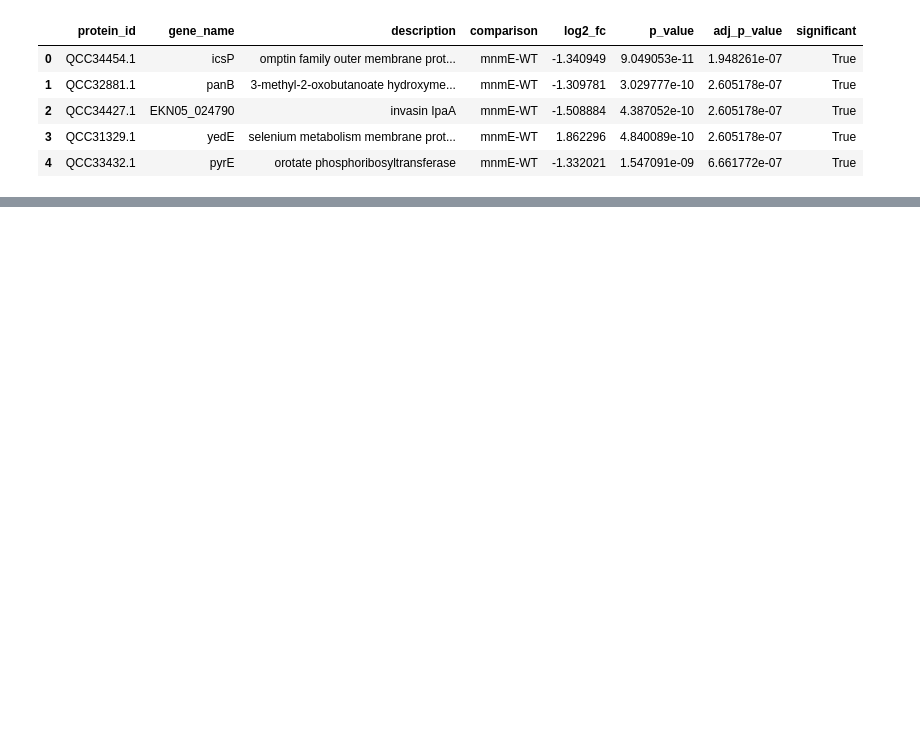
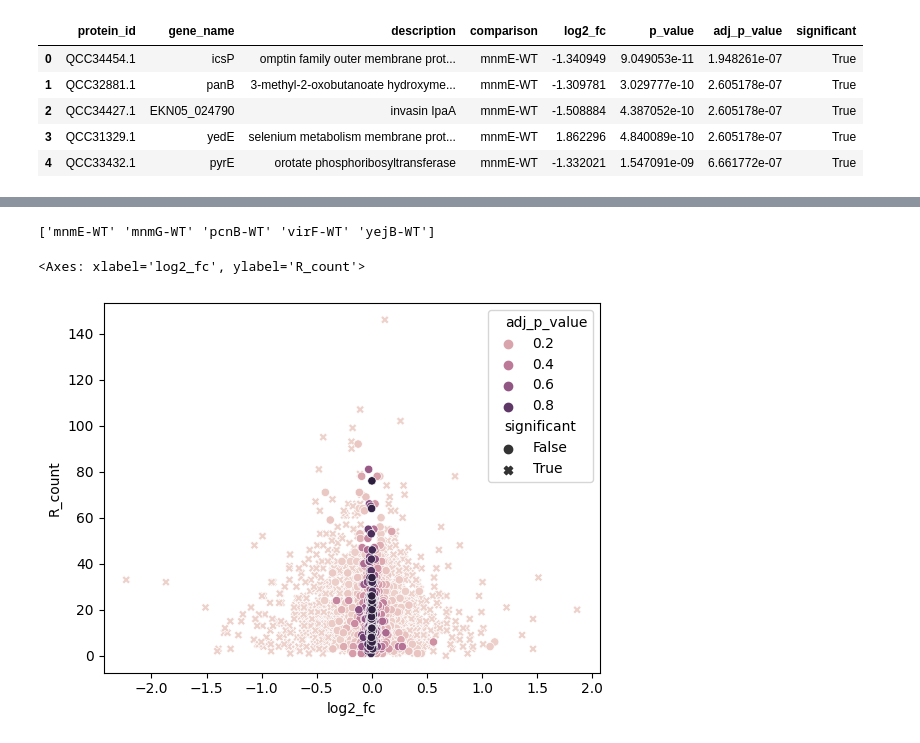
Before and after one commit to Oftatkofta/codon_counter, a Jupyter notebook: proteomics_correlation.ipynb, the cells around one changed output, grey strips where cells are left out. Cells and saved outputs as stored; diff of their text form; code cells hidden in the pictures; blank space fills up the shorter version.

```diff
--- a/proteomics_correlation.ipynb
+++ b/proteomics_correlation.ipynb
@@ -29,0 +131,16 @@ print(len(mnmE_df.protein_id.unique()), len(mnmE_df.comparison))
+# %%
+print(df.comparison.unique())
+
+mnmE_df = df.loc[df['comparison'] == 'mnmE-WT']
+mnmG_df = df.loc[df['comparison'] == 'mnmG-WT']
+
+#print(len(mnmE_df.protein_id.unique()), len(mnmE_df.comparison))
+#df2[df2.protein_id.duplicated(keep=False)]
+# %% [output]
+['mnmE-WT' 'mnmG-WT' 'pcnB-WT' 'virF-WT' 'yejB-WT']
+# %%
+sns.scatterplot(data = df.loc[df['comparison'] == 'mnmE-WT'],x="log2_fc",y="R_count", hue="adj_p_value", style='significant')
+#plt.yscale('log', base=10)
+# %% [output]
+<Axes: xlabel='log2_fc', ylabel='R_count'>
+[figure, added]
```
Also changed, not shown: parts of 6 cells of this notebook, 1 other file.
